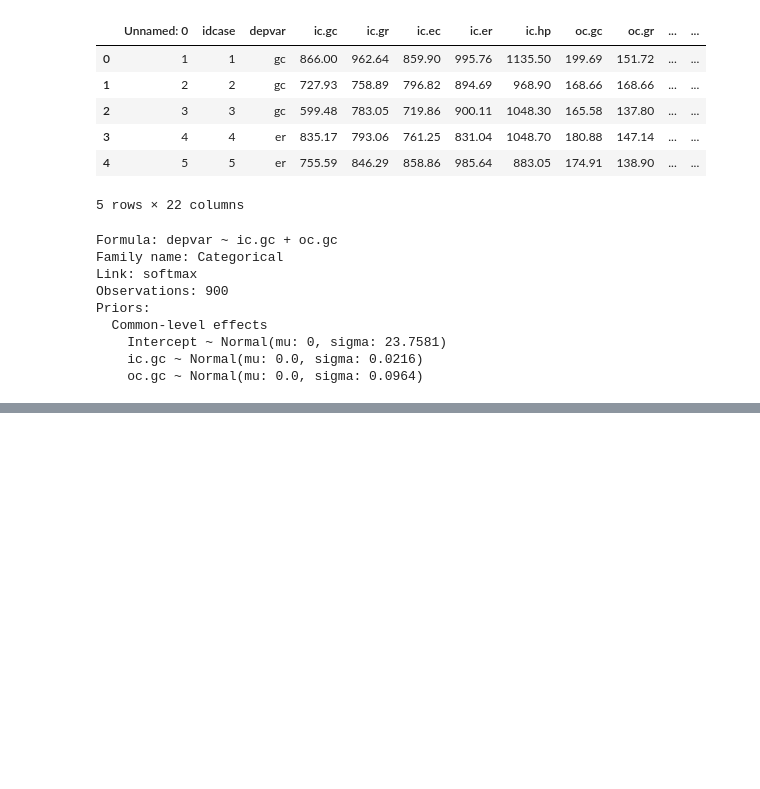
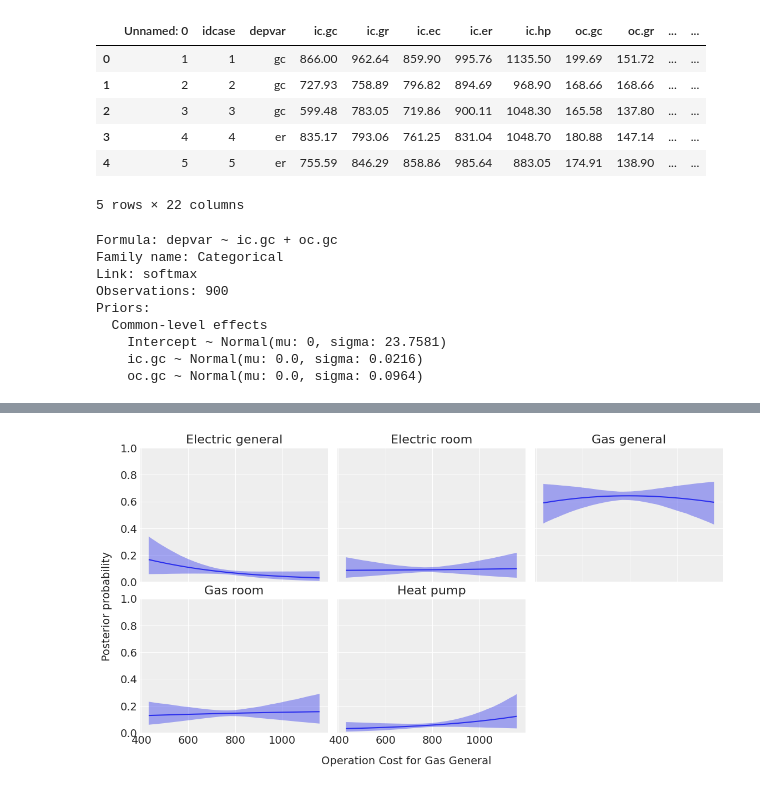
Before and after one commit to bambinos/unfinished-ideas, a Jupyter notebook: heating_multinomial.ipynb, the cells around one changed output, grey strips where cells are left out. Drawn from its saved outputs; the diff is of its cells as text; code cells hidden in the pictures; blank space fills up the shorter version.

```diff
--- a/heating_multinomial.ipynb
+++ b/heating_multinomial.ipynb
@@ -124,0 +131,33 @@ axes.ravel()[-1].remove();
+# %%
+# oc.gc: Annual operating cost for heating system Gas General
+# ic.gc: Installation cost for heating system Gas General
+x_values = np.linspace(data["ic.gc"].min(), data["ic.gc"].max(), num=200)
+new_data = pd.DataFrame(
+    {
+        "oc.gc": np.mean(data["oc.gc"]) ,
+        "ic.gc": x_values,
+    }
+)
+
+model.predict(idata, data=new_data)
+prediction = idata.posterior["depvar_mean"].stack(sample=("chain", "draw")).T.values
+# %%
+fig, axes = plt.subplots(2, 3, figsize=(12, 6), sharex=True, sharey=True)
+
+fig.subplots_adjust(bottom=0.12, right=0.975, left=0.1, top=0.975, wspace=0.05, hspace=0.125)
+
+for i, method in enumerate(methods):
+    ax = axes.ravel()[i]
+    y_values = prediction[:, :, i].mean(0)
+    hdi_data = np.quantile(prediction[:, :, i], [0.03, 0.97], axis=0)
+    ax.plot(x_values, y_values, solid_capstyle="butt")
+    ax.fill_between(x_values, hdi_data[0], hdi_data[1], alpha=0.4)
+    ax.set_title(method)
+
+ax.set_ylim(0, 1)
+axes.ravel()[-1].remove()
+
+fig.text(0.5, 0.025, "Operation Cost for Gas General", ha="center", size=14)
+fig.text(0.05, 0.5, "Posterior probability", va="center", ha="center", size=14, rotation=90);
+# %% [output]
+[figure, added]
```
Also changed, not shown: parts of 6 cells of this notebook.
